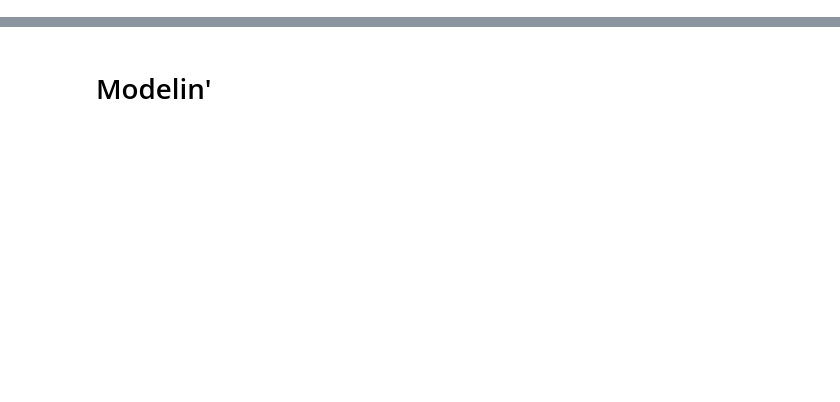
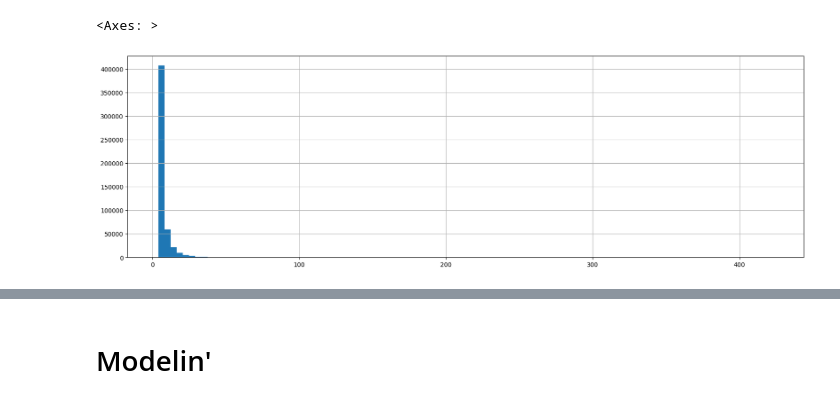
Before and after one commit to LaGenace/OptiFlyAi, a Jupyter notebook: Notebooks/ant_december_model.ipynb, the cells around one changed output, grey strips where cells are left out. Cells and saved outputs as stored; diff of their text form; code cells hidden in the pictures; blank space fills up the shorter version.

```diff
--- a/Notebooks/ant_december_model.ipynb
+++ b/Notebooks/ant_december_model.ipynb
@@ -61,9 +73,8 @@ processed_data = ants_preprocess(economy_flights)
 # %%
 columns = ['Stops','DurationMin', 'total_layover_time_ratio', 'OriginApt', 'DestinationApt',
-            'total_distance_traveled','extra_travel_distance_ratio', 'TravelHorizonDays', 'dayofweek',
+            'total_distance_traveled','extra_travel_distance_ratio', 'TravelHorizonDays',
             'Seg_0_OperatingCarrierIATA', 'Seg_1_OperatingCarrierIATA', 'Seg_2_OperatingCarrierIATA', 'Seg_3_OperatingCarrierIATA',
-            'TravelDistanceKm', 'PricePerPax', 'OD',
-            'ItineraryRedirects', 'ODRedirects']
+            'TravelDistanceKm', 'PricePerPax', 'SelfTransfer', "Score_Z_score_0_50"]
 
 box_cox_columns = ['DurationMin', 'TravelDistanceKm','extra_travel_distance_ratio', 'PricePerPax']
 
@@ -120,3 +147,3 @@ def feature_engineering(processed_data, list_of_columns, box_cox_columns, yeo_jo
 # %%
-model_ready_data = feature_engineering(processed_data, columns,
-                                       box_cox_columns, yeo_johnson_columns, min_max_scaling)
+model_ready_data, PreprocessScalers = feature_engineering(df_with_target, columns,
+                                       box_cox_columns, yeo_johnson_columns, min_max_scaling, return_encoders=True)
@@ -128,3 +171,5 @@ data_with_target = model_ready_data.drop(columns=cols_to_drop).copy()
 # %%
-data_with_target['Score_Z_score_0_50'] = data_with_target['Score_Z_score_0_50'].fillna(0)
+model_ready_data['Score_Z_score_0_50'] = model_ready_data['Score_Z_score_0_50'].fillna(0)
+# %%
+model_ready_data['SelfTransfer'] = model_ready_data['SelfTransfer'].apply(convert_bool_to_num)
 # %%
@@ -131,0 +177,6 @@ clean_and_processed_data = data_with_target.copy()
+# %%
+plt.figure(figsize=(20, 6))
+model_ready_data[(model_ready_data['ItineraryRedirects'] <5000) & (model_ready_data['ItineraryRedirects'] >3)]['ItineraryRedirects'].hist(bins=100)
+# %% [output]
+<Axes: >
+[figure, added]
```
Also changed, not shown: parts of 34 cells of this notebook.
